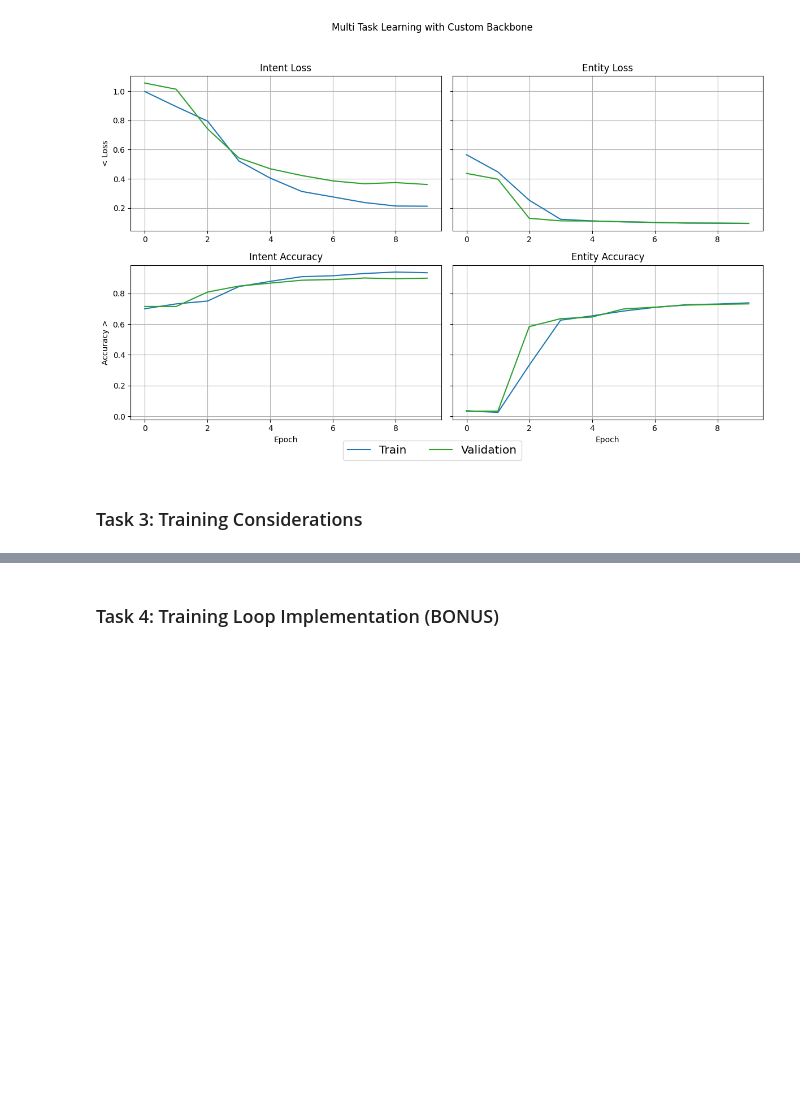
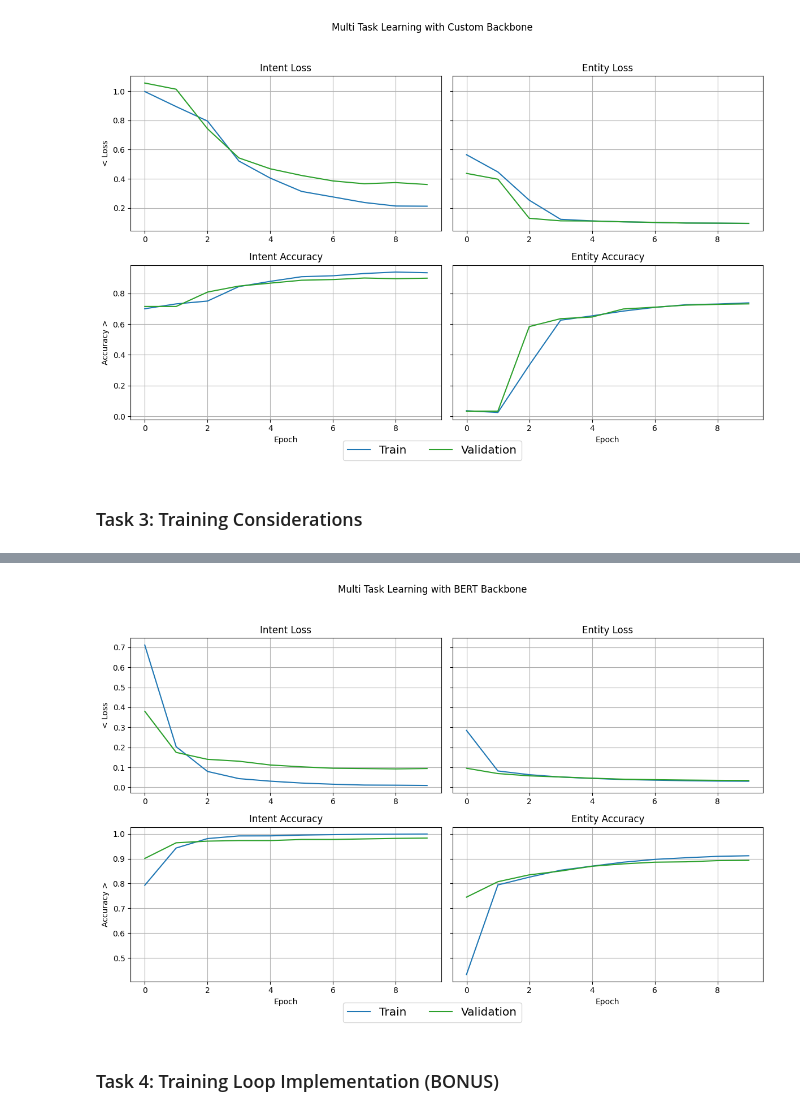
Before and after one commit to Biswajit-Banerjee/multi_task_nlp, a Jupyter notebook: main.ipynb, the cells around one changed output, grey strips where cells are left out. Drawn from its saved outputs; the diff is of its cells as text; code cells hidden in the pictures; blank space fills up the shorter version.

```diff
--- a/main.ipynb
+++ b/main.ipynb
@@ -231,0 +302,7 @@ plot_metrics(custom_metrics, "Multi Task Learning with Custom Backbone")
+# %%
+encoder = Encoder().to(device) # BERT pretrained
+model   = Model(encoder).to(device)
+# %%
+bert_metrics = train_model(train_ds, val_ds, model, epochs=10)
+plot_metrics(bert_metrics, "Multi Task Learning with BERT Backbone")
+# %% [output]
@@ -232,3 +319,4 @@ plot_metrics(custom_metrics, "Multi Task Learning with Custom Backbone")
+[figure, added]
 # %% [markdown]
 ### Task 4: Training Loop Implementation (BONUS)
 # %% [markdown]
```
Also changed, not shown: parts of 4 cells of this notebook.
